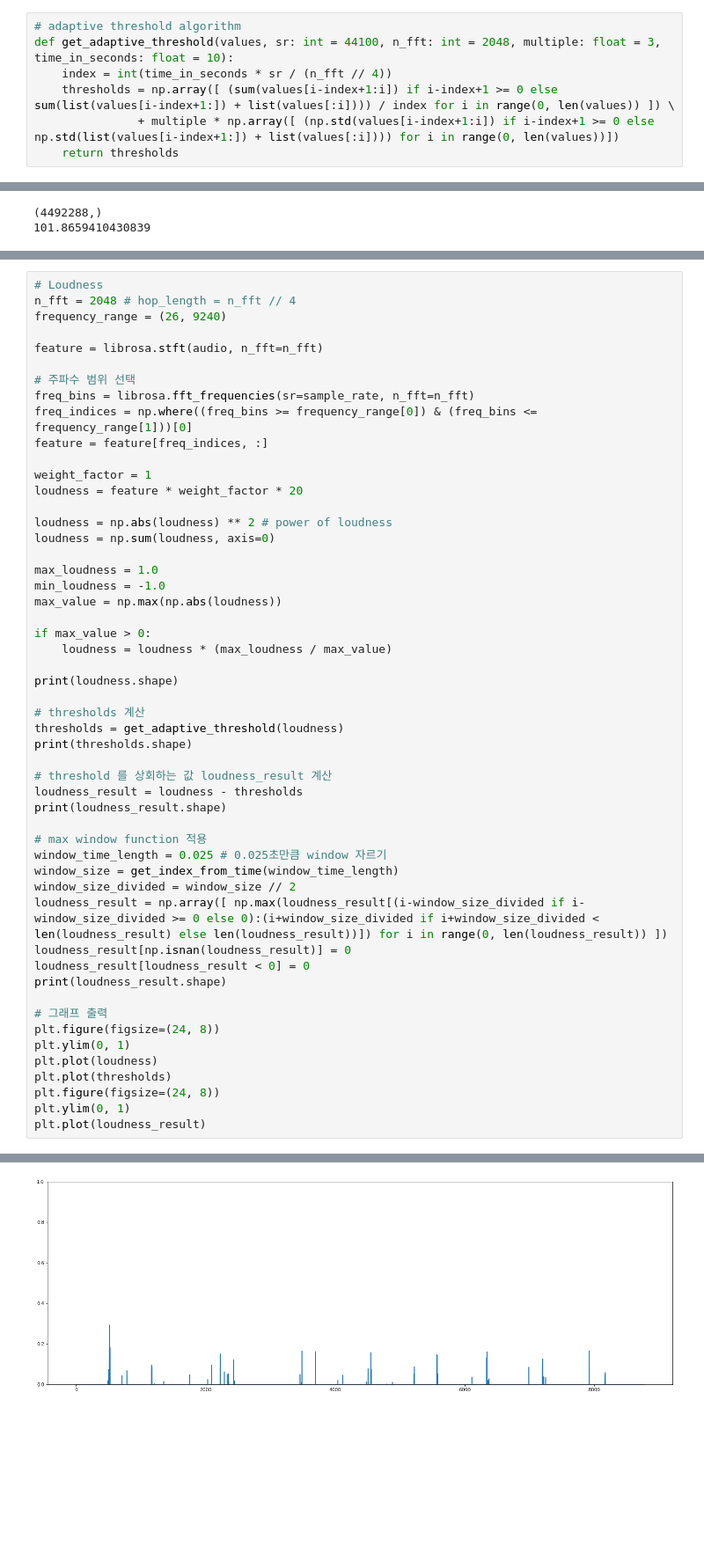
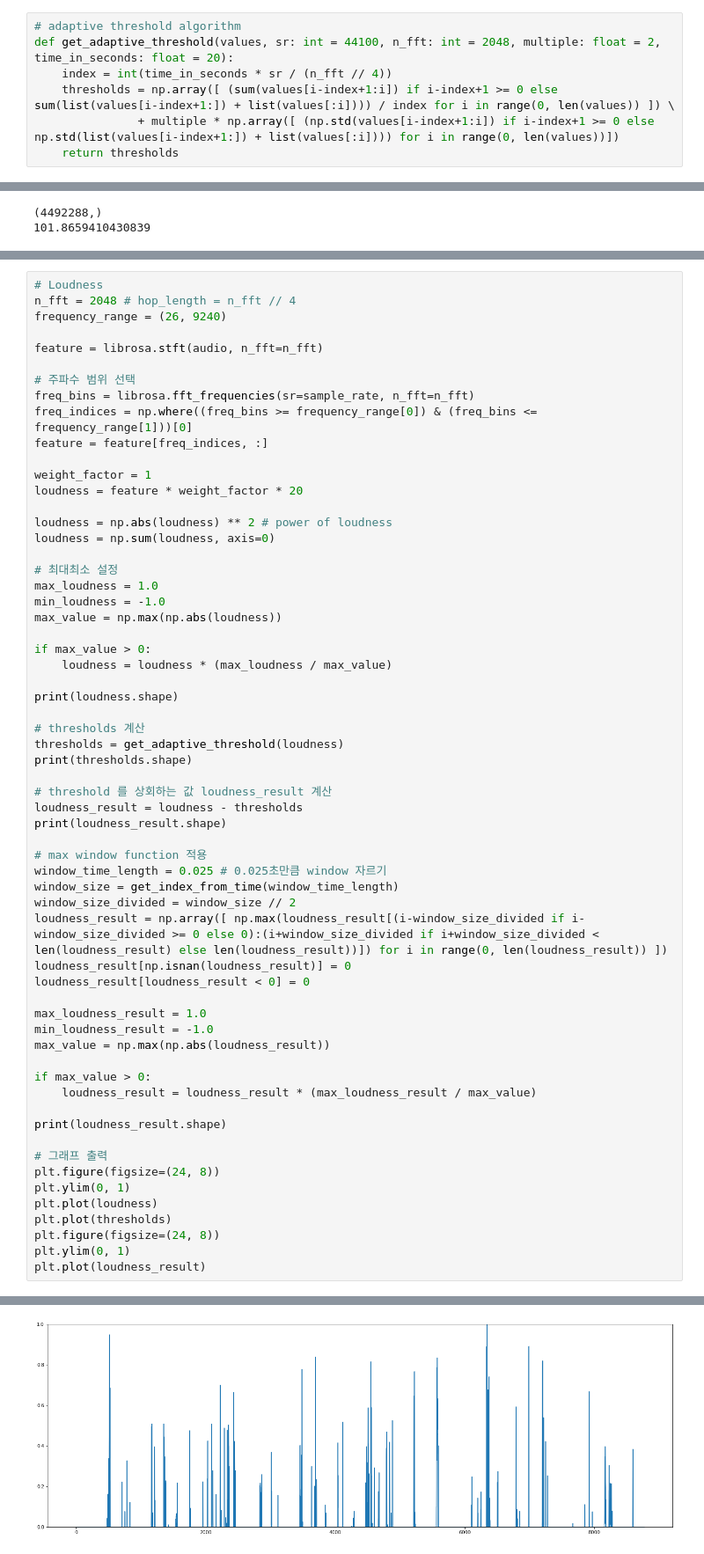
Before and after one commit to DevTae/PsychoAcousticsAnalysis, a Jupyter notebook: PsychoAcousticAnalysis3.ipynb, the cells around one changed output, grey strips where cells are left out. Shown at 88% size. Saved outputs shown, nothing was run; the diff lists cells and outputs as text; blank space fills up the shorter version.

```diff
--- a/PsychoAcousticAnalysis3.ipynb
+++ b/PsychoAcousticAnalysis3.ipynb
@@ -40,7 +40,7 @@ print(a_weighting)
  -2.49144227e+00]
 # %%
 # adaptive threshold algorithm
-def get_adaptive_threshold(values, sr: int = 44100, n_fft: int = 2048, multiple: float = 3, time_in_seconds: float = 10):
+def get_adaptive_threshold(values, sr: int = 44100, n_fft: int = 2048, multiple: float = 2, time_in_seconds: float = 20):
     index = int(time_in_seconds * sr / (n_fft // 4))
     thresholds = np.array([ (sum(values[i-index+1:i]) if i-index+1 >= 0 else sum(list(values[i-index+1:]) + list(values[:i]))) / index for i in range(0, len(values)) ]) \
                + multiple * np.array([ (np.std(values[i-index+1:i]) if i-index+1 >= 0 else np.std(list(values[i-index+1:]) + list(values[:i]))) for i in range(0, len(values))])
@@ -137,6 +165,7 @@ loudness = feature * weight_factor * 20
 loudness = np.abs(loudness) ** 2 # power of loudness
 loudness = np.sum(loudness, axis=0)
 
+# 최대최소 설정
 max_loudness = 1.0
 min_loudness = -1.0
 max_value = np.max(np.abs(loudness))
@@ -161,6 +190,14 @@ window_size_divided = window_size // 2
 loudness_result = np.array([ np.max(loudness_result[(i-window_size_divided if i-window_size_divided >= 0 else 0):(i+window_size_divided if i+window_size_divided < len(loudness_result) else len(loudness_result))]) for i in range(0, len(loudness_result)) ])
 loudness_result[np.isnan(loudness_result)] = 0
 loudness_result[loudness_result < 0] = 0
+
+max_loudness_result = 1.0
+min_loudness_result = -1.0
+max_value = np.max(np.abs(loudness_result))
+
+if max_value > 0:
+    loudness_result = loudness_result * (max_loudness_result / max_value)
+
 print(loudness_result.shape)
 
 # 그래프 출력
@@ -181,4 +218,4 @@ plt.plot(loudness_result)
-[figure, old version]
+[figure, new version]
 # %%
 # Sharpness
 n_fft = 2048 # hop_length = n_fft // 4
```
Also changed, not shown: parts of 7 cells of this notebook, 2 other files.
